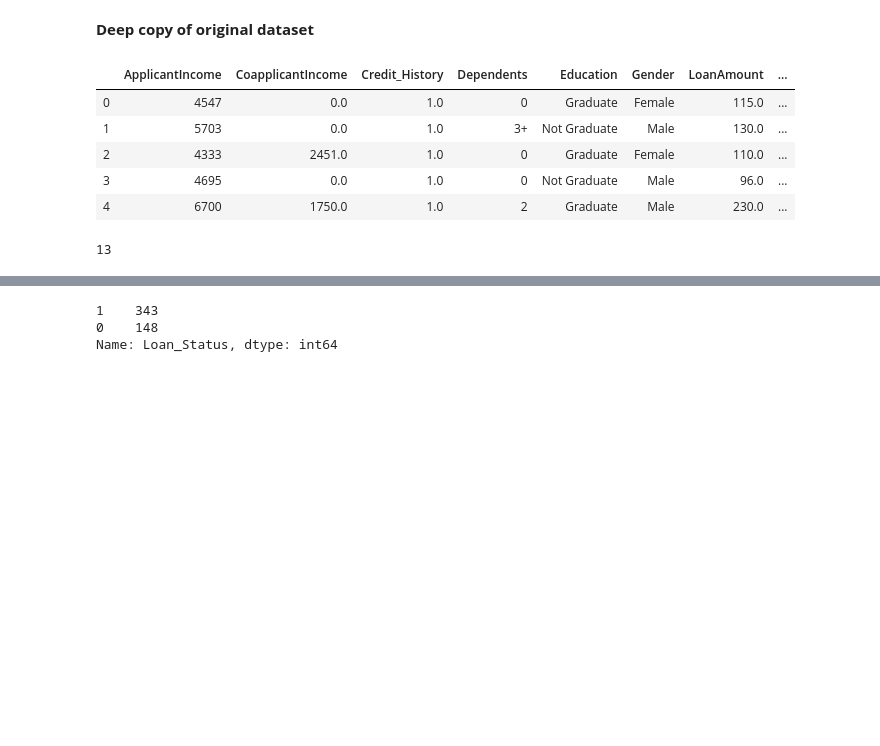
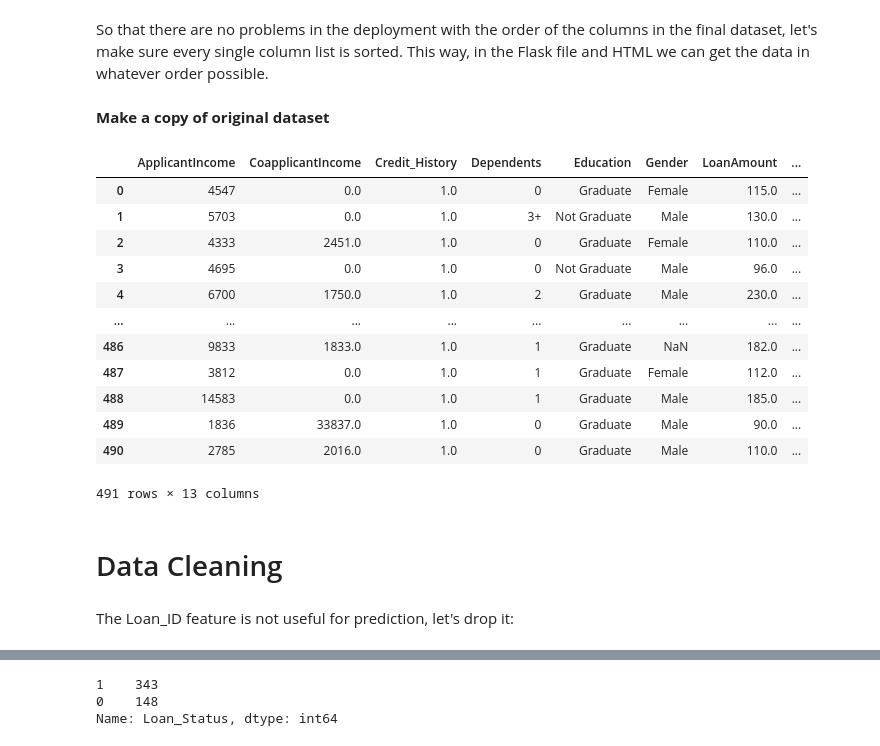
Before and after one commit to PabloVales/Loan_Prediction_Model_Deployment, a Jupyter notebook: jupyter_notebook/Datathon-Loan_prediction_Logistic_Regression.ipynb, the cells around one changed output, grey strips where cells are left out. Saved outputs shown, nothing was run; the diff lists cells and outputs as text; code cells hidden in the pictures; blank space fills up the shorter version.

```diff
--- a/jupyter_notebook/Datathon-Loan_prediction_Logistic_Regression.ipynb
+++ b/jupyter_notebook/Datathon-Loan_prediction_Logistic_Regression.ipynb
@@ -22,24 +41,32 @@ So that there are no problems in the deployment with the order of the columns in
 loan_data  = pd.read_csv("https://raw.githubusercontent.com/dphi-official/Datasets/master/Loan_Data/loan_train.csv" )
 # %%
 loan_data = loan_data.drop('Unnamed: 0', axis=1)
+# %% [markdown]
+So that there are no problems in the deployment with the order of the columns in the final dataset, let's make sure every single column list is sorted. This way, in the Flask file and HTML we can get the data in whatever order possible.
 # %%
 loan_data = loan_data[loan_data.columns.sort_values()]
 # %% [markdown]
-**Deep copy of original dataset**
+**Make a copy of original dataset**
 # %%
 df = loan_data.copy(deep=True)
+df
+# %% [output]
+|  | ApplicantIncome | CoapplicantIncome | Credit_History | Dependents | Education | Gender | LoanAmount | ... |
+| 0 | 4547 | 0.0 | 1.0 | 0 | Graduate | Female | 115.0 | ... |
+| 1 | 5703 | 0.0 | 1.0 | 3+ | Not Graduate | Male | 130.0 | ... |
+| 2 | 4333 | 2451.0 | 1.0 | 0 | Graduate | Female | 110.0 | ... |
+| 3 | 4695 | 0.0 | 1.0 | 0 | Not Graduate | Male | 96.0 | ... |
+| 4 | 6700 | 1750.0 | 1.0 | 2 | Graduate | Male | 230.0 | ... |
+| ... | ... | ... | ... | ... | ... | ... | ... | ... |
+| 486 | 9833 | 1833.0 | 1.0 | 1 | Graduate | NaN | 182.0 | ... |
+| 487 | 3812 | 0.0 | 1.0 | 1 | Graduate | Female | 112.0 | ... |
+| 488 | 14583 | 0.0 | 1.0 | 1 | Graduate | Male | 185.0 | ... |
+| 489 | 1836 | 33837.0 | 1.0 | 0 | Graduate | Male | 90.0 | ... |
+| 490 | 2785 | 2016.0 | 1.0 | 0 | Graduate | Male | 110.0 | ... |
+491 rows × 13 columns
-# %%
-df.head()
-# %% [output]
-|  | ApplicantIncome | CoapplicantIncome | Credit_History | Dependents | Education | Gender | LoanAmount | ... |
-| 0 | 4547 | 0.0 | 1.0 | 0 | Graduate | Female | 115.0 | ... |
-| 1 | 5703 | 0.0 | 1.0 | 3+ | Not Graduate | Male | 130.0 | ... |
-| 2 | 4333 | 2451.0 | 1.0 | 0 | Graduate | Female | 110.0 | ... |
-| 3 | 4695 | 0.0 | 1.0 | 0 | Not Graduate | Male | 96.0 | ... |
-| 4 | 6700 | 1750.0 | 1.0 | 2 | Graduate | Male | 230.0 | ... |
-# %%
-df.columns.size
-# %% [output]
-13
+# %% [markdown]
+# Data Cleaning
+# %% [markdown]
+The Loan_ID feature is not useful for prediction, let's drop it:
 # %%
 df.drop('Loan_ID', axis=1, inplace=True)
```
Also changed, not shown: parts of 28 cells of this notebook.
